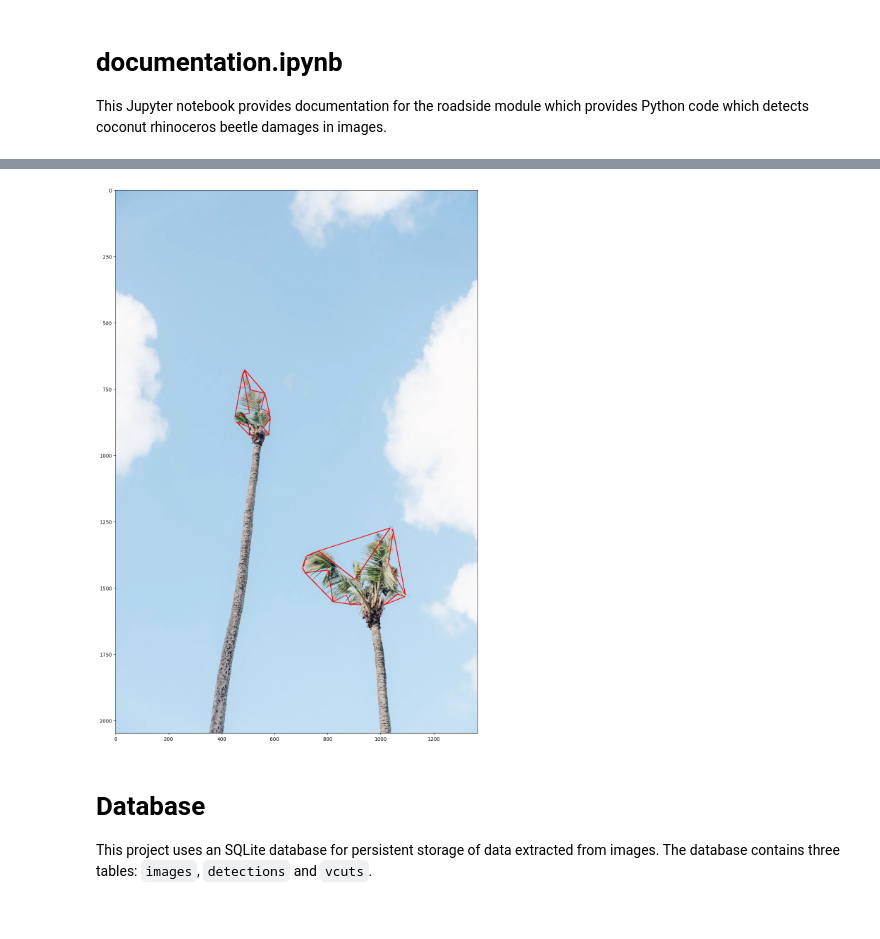
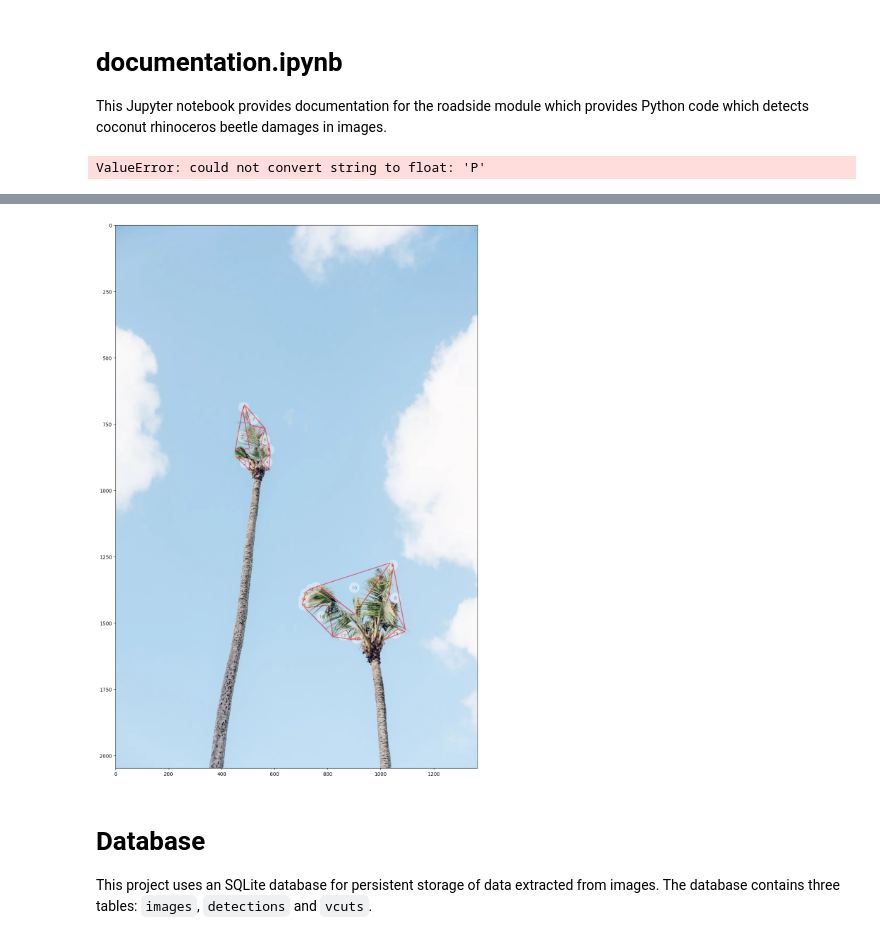
Before and after one commit to aubreymoore/crbdd, a Jupyter notebook: documentation.ipynb, the cells around one changed output, grey strips where cells are left out. Saved outputs shown, nothing was run; the diff lists cells and outputs as text; code cells hidden in the pictures.

```diff
--- a/documentation.ipynb
+++ b/documentation.ipynb
@@ -14,3 +14,25 @@ import graphviz
 import cv2
 import matplotlib.pyplot as plt
 import numpy as np
+# %%
+def get_bbox_shapely(wkt_string):
+    """Returns (minx, miny, maxx, maxy) using Shapely."""
+    poly = wkt.loads(wkt_string)
+    return poly.bounds
+
+# Example usage
+wkt_input = "POLYGON ((30 10, 40 40, 20 40, 10 20, 30 10))"
+# print(get_bbox_shapely(wkt_input))
+# Output: (10.0, 10.0, 40.0, 40.0)
+
+# img = np.zeros((500, 500, 3), dtype=uint8)
+# cv2.drawContours()
+
+poly_str = "POLYGON ((30 10, 40 40, 20 40, 10 20, 30 10))"
+poly.wkt = Polygon(poly_str)
+x = wkt.loads(ploy_wkt)
+x.is_closed
+
+# ic(get_bbox_shapely(wkt_input))
+# %% [output]
+ValueError: could not convert string to float: 'P'
@@ -17,39 +72,42 @@ import numpy as np
 # %%
-sql = '''
+# In this cell we annotate a selected image to visualize convexity hill defects in coconut hull crowns.
+
+selected_image_id = 1
+
+# get data
+sql = f'''
 SELECT *
 FROM images, detections, vcuts
 WHERE
-    images.image_id=1 AND
+    images.image_id={selected_image_id} AND
 	images.image_id=detections.image_id AND
 	detections.detection_id=vcuts.detection_id
 '''
 df = pd.read_sql(sql, sqlite3.Connection('test.db'))
+print(df.loc[0]['image_path'])
 
-print(df.loc[0]['image_path'])
+# load image
 img = cv2.imread(df.loc[0]['image_path'])
 img = cv2.cvtColor(img, cv2.COLOR_BGR2RGB)
 
+overlay = img.copy()
 for r in df.itertuples():
-    coords = [(r.start_x, r.start_y), (r.far_x, r.far_y), (r.end_x, r.end_y)]
+    coords = [(r.start_x, r.start_y), (r.far_x, r.far_y), (r.end_x, r.end_y), (r.start_x, r.start_y)]
     triangle = Polygon(coords)
     centroid = triangle.centroid
-    # centroid_coord = wkt.loads(centroid)
+    coords = np.array(triangle.exterior.coords, dtype=np.int32)
+    cv2.polylines(img, [coords], isClosed=True, color=(255, 0, 0), thickness=2)
 
-    triangle_wkt = triangle.wkt
-    polygon = wkt.loads(triangle_wkt)
+    # add defect label to overlay
+    overlay = add_round_label(overlay, text=str(r.vcut_id), center=(int(centroid.x), int(centroid.y)))
 
-    coords = np.array(polygon.exterior.coords, dtype=np.int32)
+# add overlay to img semitransparently
+alpha = 0.4
+labelled_image = cv2.addWeighted(overlay, alpha, img, 1 - alpha, 0)
 
-    # Reshape if necessary (OpenCV expects a list of arrays)
-    pts = coords.reshape((-1, 1, 2))
-
-    cv2.polylines(img, [pts], isClosed=True, color=(255, 0, 0), thickness=2)
-    # cv2.putText(img, text=str(r.vcut_id), org=(centroid), fontFace=cv2.FONT_HERSHEY_SIMPLEX, fontScale=1, color=(255, 0, 0))
-
-    print(f'{r.image_id=}  {r.detection_id=}  {r.vcut_id=}  {triangle_wkt=} {centroid=}')
-
+# display labelled_image
 fig, (ax1) = plt.subplots(1, 1, figsize=(20, 20))
-ax1.imshow(img)
+ax1.imshow(labelled_image)
 plt.show()
 # %% [output]
 example_images/08hs-palms-03-zglw-superJumbo.webp
@@ -75,4 +114,4 @@ r.image_id=1  r.detection_id=2  r.vcut_id=19  triangle_wkt='POLYGON ((1015 1563,
-[figure, old version]
+[figure, new version]
 # %%
 def draw_sqlite_schema(db_path):
     dot = Digraph(comment='Database Schema', graph_attr={'rankdir':'RL'})
```
Also changed, not shown: parts of 4 cells of this notebook, 1 other file.
